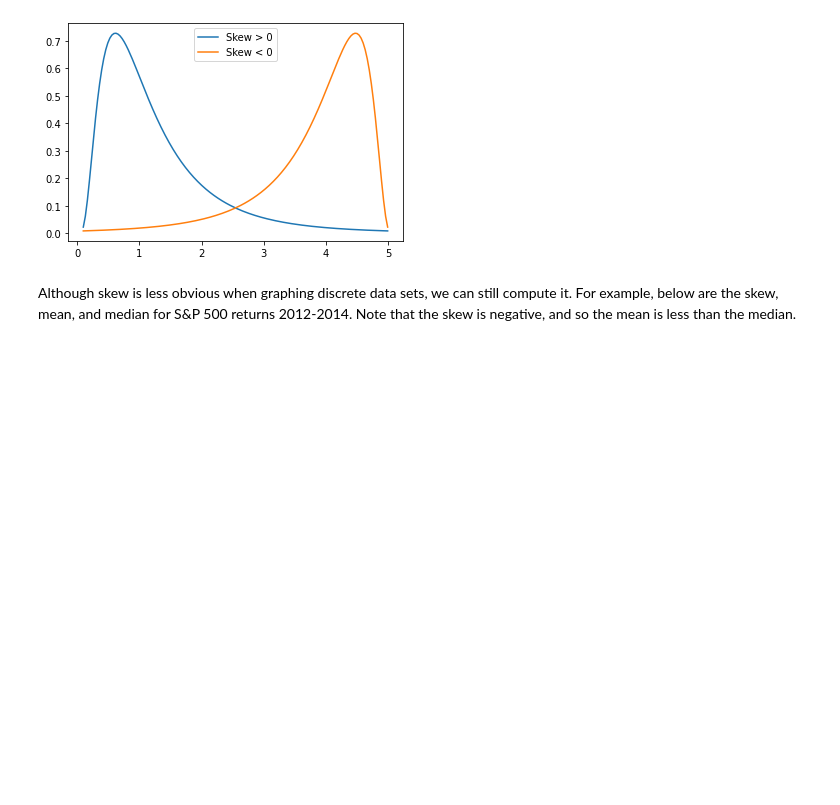
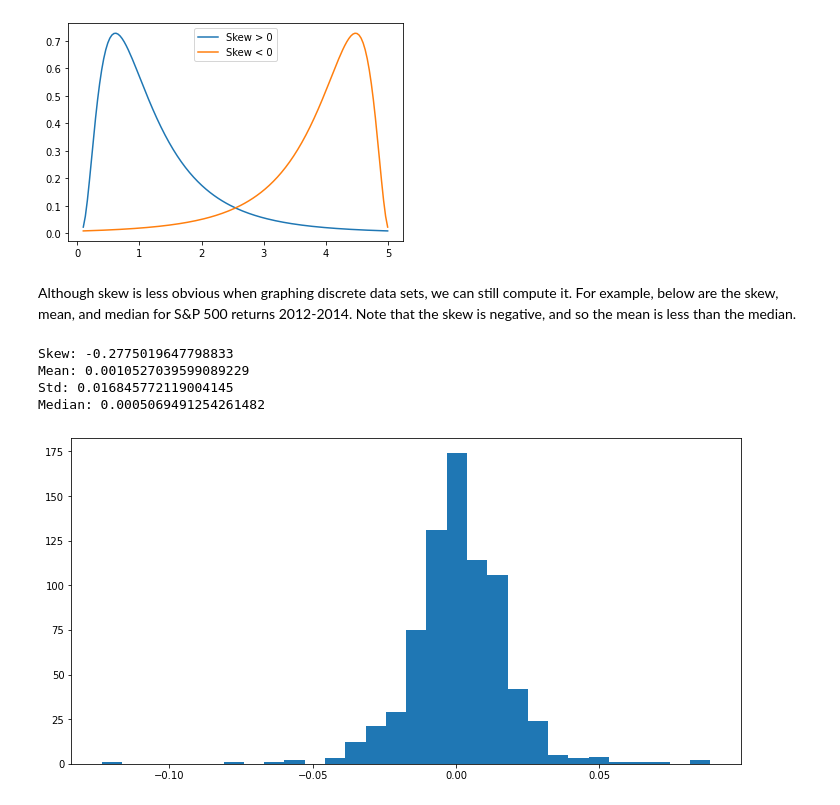
Before and after one commit to rohitnikam1/Basic-Financial-Analysis, a Jupyter notebook: 3_Statistical_Moments.ipynb, the cells around one changed output. Drawn from its saved outputs; the diff is of its cells as text; code cells hidden in the pictures; blank space fills up the shorter version.

```diff
--- a/3_Statistical_Moments.ipynb
+++ b/3_Statistical_Moments.ipynb
@@ -36,3 +57,21 @@ plt.legend();
 [figure]
 # %% [markdown]
 Although skew is less obvious when graphing discrete data sets, we can still compute it. For example, below are the skew, mean, and median for S&P 500 returns 2012-2014. Note that the skew is negative, and so the mean is less than the median.
+# %%
+aapl = yf.Ticker('AAPL')
+aapl_historical = aapl.history(start = '2012-01-01', end='2015-01-01')
+returns = aapl_historical.Close.pct_change()[1:]
+
+print(f'Skew: {stats.skew(returns)}')
+print(f'Mean: {np.mean(returns)}')
+print(f'Std: {np.std(returns)}')
+print(f'Median: {np.median(returns)}')
+
+plt.figure(figsize=(12,6))
+plt.hist(returns, 30);
+# %% [output]
+Skew: -0.2775019647798833
+Mean: 0.0010527039599089229
+Std: 0.016845772119004145
+Median: 0.0005069491254261482
+[figure, added]
```
Also changed, not shown: parts of 19 cells of this notebook.
